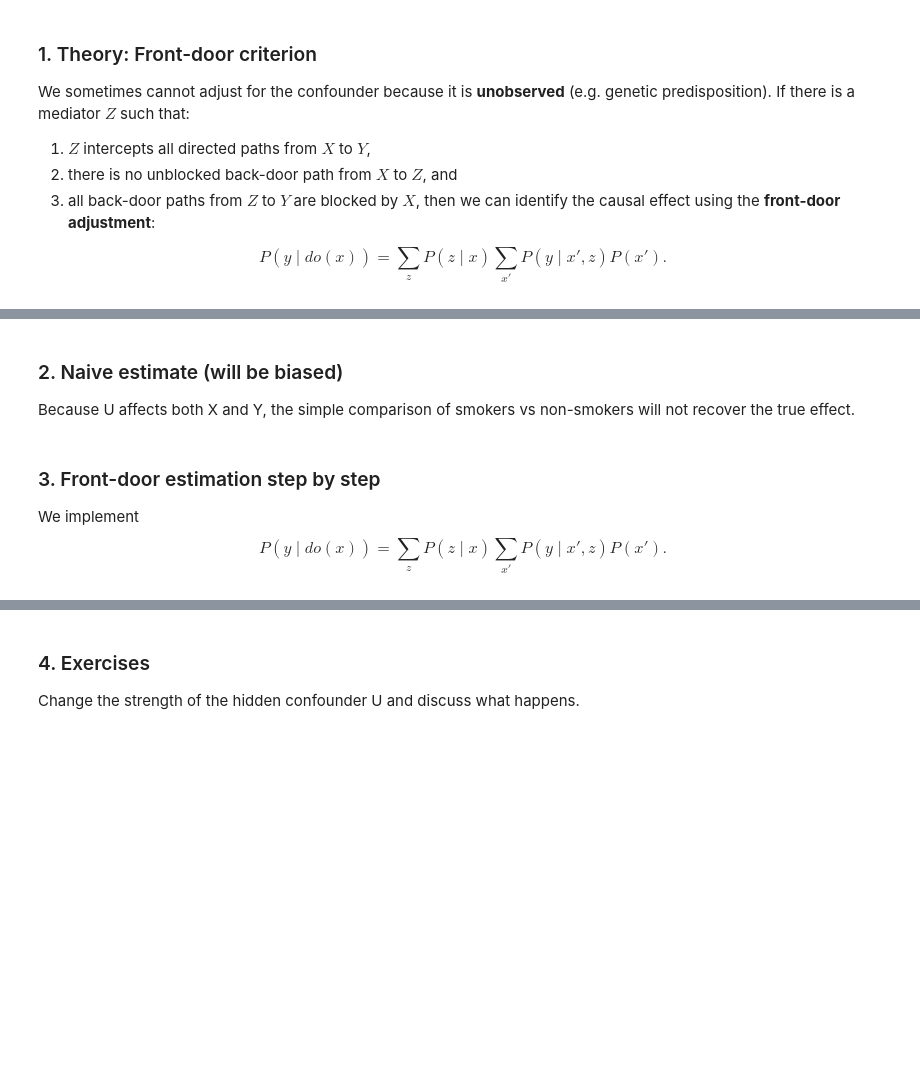
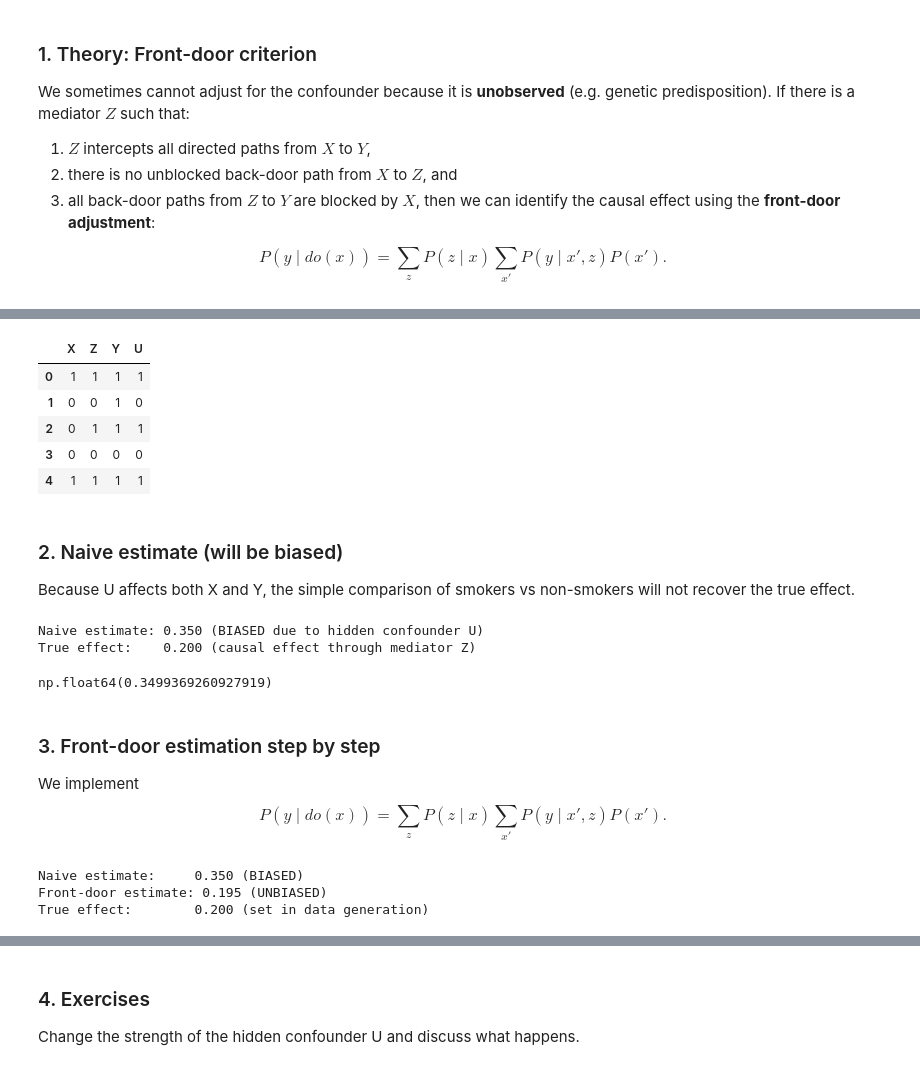
Before and after one commit to Arijeet9876/inference-and-causality-week4, a Jupyter notebook: notebooks/2_InferenceAndCausality_Week4_frontdoor_adjustment.ipynb, the cells around one changed output, grey strips where cells are left out. Drawn from its saved outputs; the diff is of its cells as text; code cells hidden in the pictures; blank space fills up the shorter version.

```diff
--- a/notebooks/2_InferenceAndCausality_Week4_frontdoor_adjustment.ipynb
+++ b/notebooks/2_InferenceAndCausality_Week4_frontdoor_adjustment.ipynb
@@ -27,29 +27,36 @@ np.random.seed(123)
 # %%
 # simulate smoking (X), tar (Z), cancer (Y) with unobserved U
 N = 60_000
 U = np.random.binomial(1, 0.5, size=N)  # unobserved risk factor
 
 # X depends on U
 p_x = np.where(U == 1, 0.8, 0.2)
 X = np.random.binomial(1, p_x)
 
 # Z (tar) depends on X only (condition 2 of front-door)
 p_z = np.where(X == 1, 0.9, 0.1)
 Z = np.random.binomial(1, p_z)
 
 # Y depends on Z and U (so U is a confounder we cannot adjust for directly)
 Z_EFFECT = 0.25  # Effect of Z (tar) on Y (cancer)
-Y_prob = 0.05 + Z_EFFECT * Z + 0.25 * U
+Y_prob = 0.05 + Z_EFFECT * Z + 0.75 * U
 Y_prob = np.clip(Y_prob, 0, 1)
 Y = np.random.binomial(1, Y_prob)
 
 # True causal effect of X on Y (through Z)
 # E[Z|do(X=1)] - E[Z|do(X=0)] = 0.9 - 0.1 = 0.8
 # True effect = 0.8 * 0.25 = 0.2
 TRUE_EFFECT = 0.8 * Z_EFFECT
 
 df_fd = pd.DataFrame({'X': X, 'Z': Z, 'Y': Y, 'U': U})
 df_fd.head()
+# %% [output]
+|  | X | Z | Y | U |
+| 0 | 1 | 1 | 1 | 1 |
+| 1 | 0 | 0 | 1 | 0 |
+| 2 | 0 | 1 | 1 | 1 |
+| 3 | 0 | 0 | 0 | 0 |
+| 4 | 1 | 1 | 1 | 1 |
 # %% [markdown]
 ### 2. Naive estimate (will be biased)
 Because U affects both X and Y, the simple comparison of smokers vs non-smokers will not recover the true effect.
@@ -61,6 +68,10 @@ naive_effect = p_y_x1 - p_y_x0
 print(f"Naive estimate: {naive_effect:.3f} (BIASED due to hidden confounder U)")
 print(f"True effect:    {TRUE_EFFECT:.3f} (causal effect through mediator Z)")
 naive_effect
+# %% [output]
+Naive estimate: 0.350 (BIASED due to hidden confounder U)
+True effect:    0.200 (causal effect through mediator Z)
+np.float64(0.3499369260927919)
 # %% [markdown]
 ### 3. Front-door estimation step by step
 We implement
@@ -121,6 +132,10 @@ print(f"Naive estimate:     {naive_effect:.3f} (BIASED)")
 print(f"Front-door estimate: {fd_effect:.3f} (UNBIASED)")
 print(f"True effect:        {TRUE_EFFECT:.3f} (set in data generation)")
 #fd_effect
+# %% [output]
+Naive estimate:     0.350 (BIASED)
+Front-door estimate: 0.195 (UNBIASED)
+True effect:        0.200 (set in data generation)
 # %%
 fig, ax = plt.subplots(figsize=(8, 5))
 ax.bar(['Naive', 'Front-door', 'True'], [naive_effect, fd_effect, TRUE_EFFECT],
```
Also changed, not shown: parts of 3 cells of this notebook.
